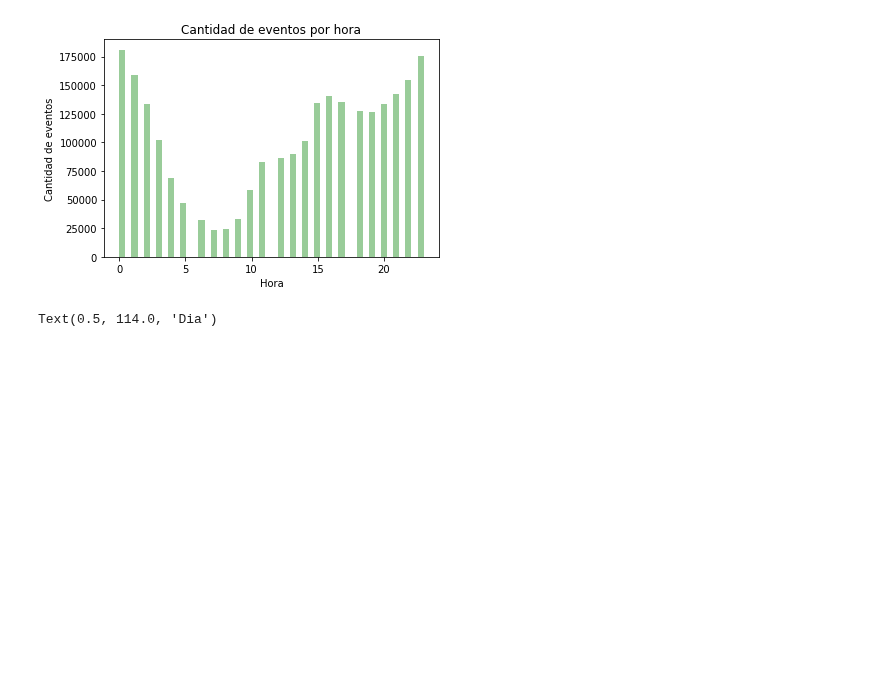
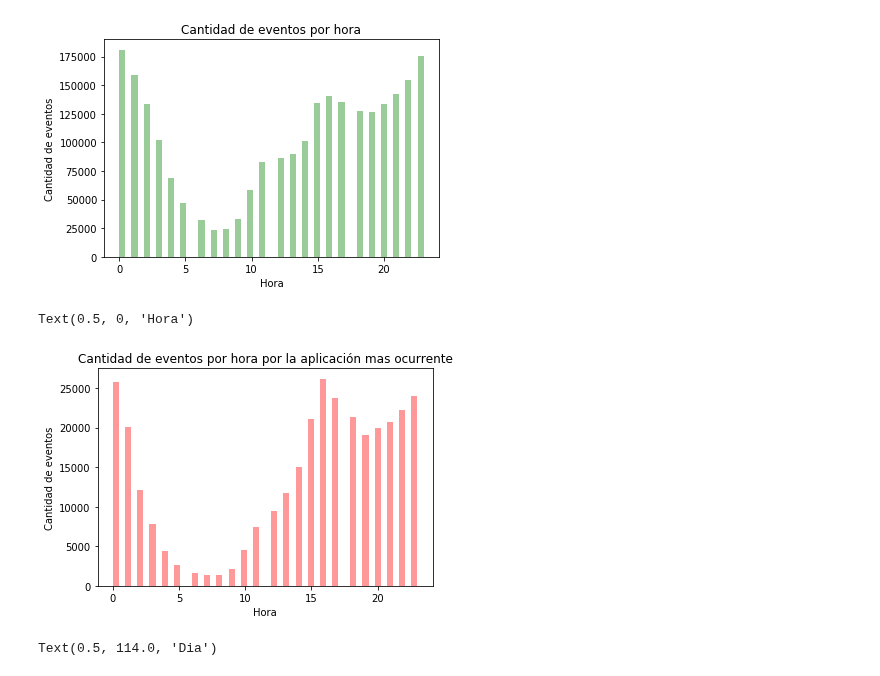
Before and after one commit to Elianagam/orgaDatosTp1, a Jupyter notebook: prueba_events.ipynb, the cells around one changed output. Cells and saved outputs as stored; diff of their text form; code cells hidden in the pictures; blank space fills up the shorter version.

```diff
--- a/prueba_events.ipynb
+++ b/prueba_events.ipynb
@@ -251,6 +87,19 @@ graph.set_xlabel("Hora")
 # %% [output]
 Text(0.5, 0, 'Hora')
 [figure]
+# %%
+top_apps = [x for x in events['application_id'].value_counts().head(1).keys()]
+events_app = events.loc[events['application_id'].isin(top_apps), ['hour', 'application_id']]
+events_app.insert(loc = 2, column = 'cant', value=1)
+events_app.groupby(['application_id', 'hour']).agg('count').reset_index()
+graph = sns.distplot (events_app['hour'], kde=False, rug=False, label ="Cantidad de eventos por hora por aplicación", hist_kws={"color":"r"})
+
+graph.set_title("Cantidad de eventos por hora por la aplicación mas ocurrente")
+graph.set_ylabel("Cantidad de eventos")
+graph.set_xlabel("Hora")
+# %% [output]
+Text(0.5, 0, 'Hora')
+[figure, added]
 # %%
 events_week_hour = events.loc[:,['hour', 'day']]
 events_week_hour.insert(loc=2, column='cant_events', value=1)
```
Also changed, not shown: parts of 28 cells of this notebook, 1 other file.
